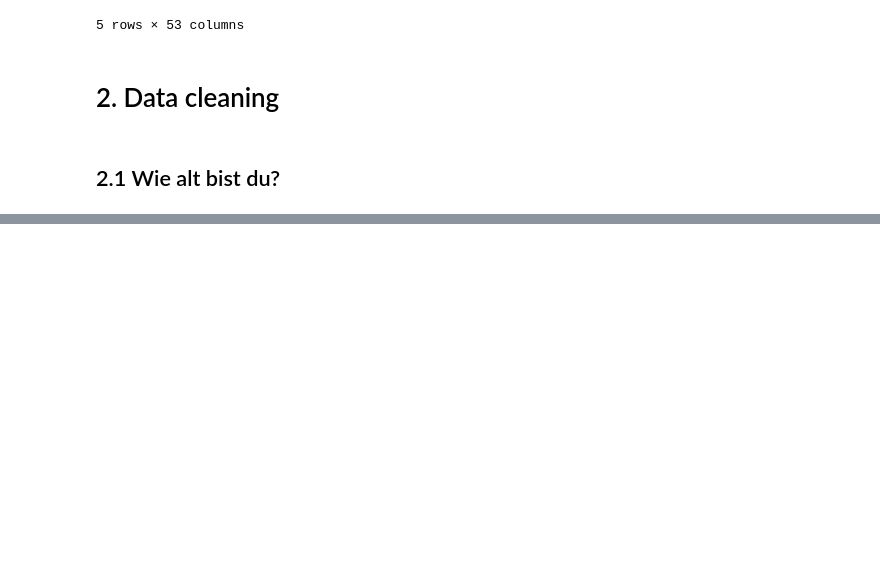
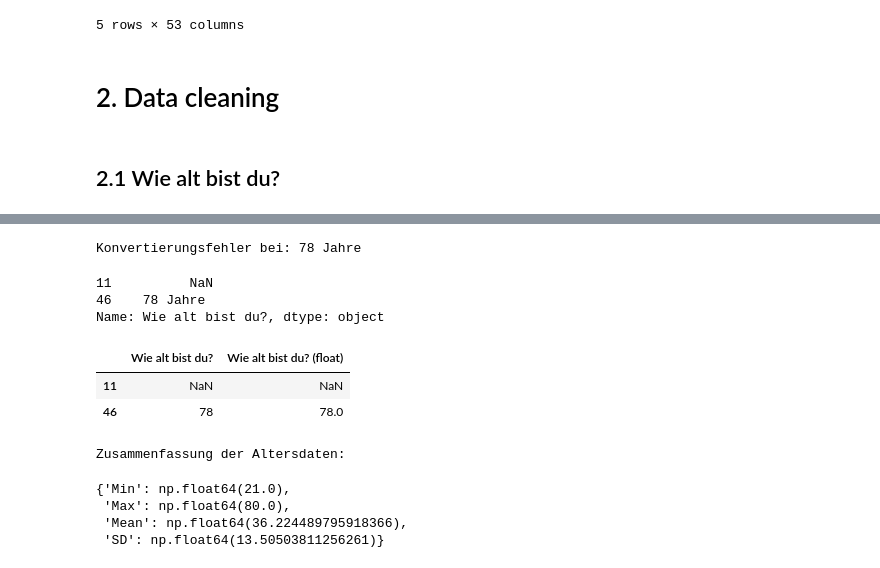
Before and after one commit to JAlbertOfficial/weddingsurvey, a Jupyter notebook: weddingsurvey.ipynb, the cells around one changed output, grey strips where cells are left out. Cells and saved outputs as stored; diff of their text form; code cells hidden in the pictures; blank space fills up the shorter version.

```diff
--- a/weddingsurvey.ipynb
+++ b/weddingsurvey.ipynb
@@ -55,0 +41,9 @@ Name: count, dtype: int64
+# %%
+df['Wie alt bist du? (float)'] = df['Wie alt bist du?'].apply(convert_to_float)
+invalid_entries = df[df['Wie alt bist du? (float)'].isnull()]['Wie alt bist du?']
+invalid_entries
+# %% [output]
+Konvertierungsfehler bei: 78 Jahre
+11          NaN
+46    78 Jahre
+Name: Wie alt bist du?, dtype: object
@@ -55,0 +56,27 @@ Name: count, dtype: int64
+# %%
+# Konvertierung in float vornehmen
+df['Wie alt bist du? (float)'] = df['Wie alt bist du?'].apply(convert_to_float)
+
+# Überprüfen, ob die Änderungen korrekt sind
+df[['Wie alt bist du?', 'Wie alt bist du? (float)']].loc[invalid_entries.index]
+# %% [output]
+|  | Wie alt bist du? | Wie alt bist du? (float) |
+| 11 | NaN | NaN |
+| 46 | 78 | 78.0 |
+# %%
+# Berechnung der statistischen Kennzahlen für die Altersvariable
+summary_stats = {
+    'Min': df['Wie alt bist du? (float)'].min(),
+    'Max': df['Wie alt bist du? (float)'].max(),
+    'Mean': df['Wie alt bist du? (float)'].mean(),
+    'SD': df['Wie alt bist du? (float)'].std()
+}
+
+print("Zusammenfassung der Altersdaten:")
+summary_stats
+# %% [output]
+Zusammenfassung der Altersdaten:
+{'Min': np.float64(21.0),
+ 'Max': np.float64(80.0),
+ 'Mean': np.float64(36.224489795918366),
+ 'SD': np.float64(13.50503811256261)}
```
Also changed, not shown: parts of 6 cells of this notebook.
